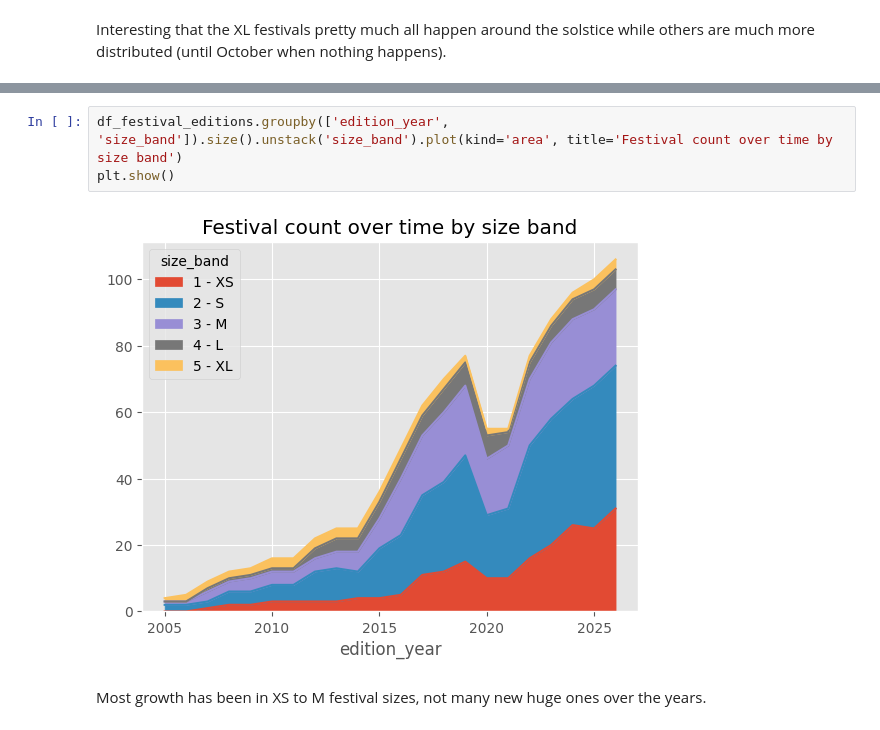
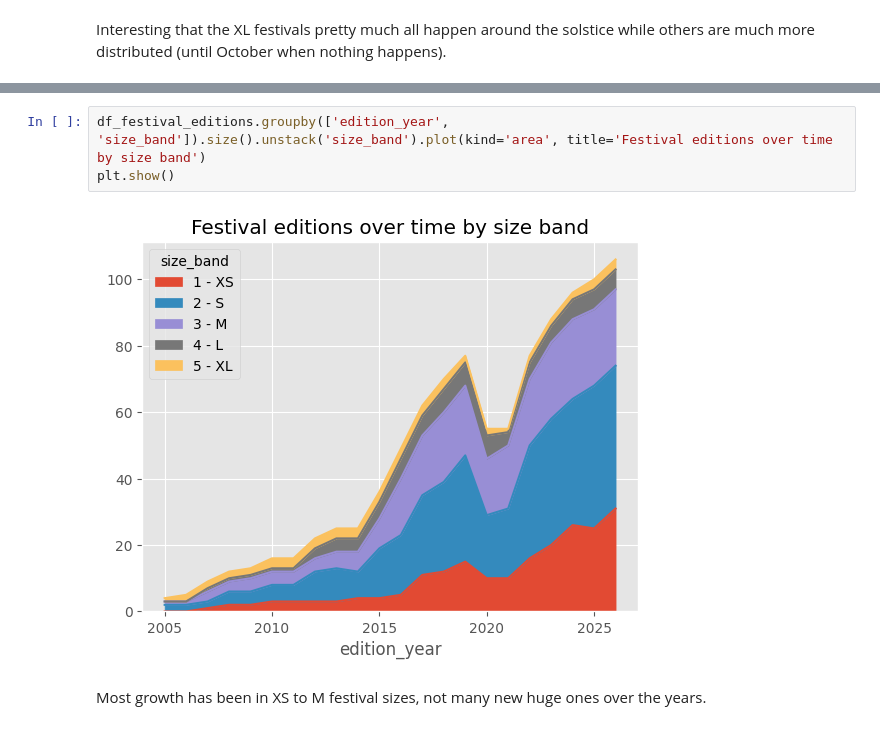
Before and after one commit to s-howe/festival-analysis, a Jupyter notebook: analysis/eda.ipynb, the cells around one changed output, grey strips where cells are left out. Drawn from its saved outputs; the diff is of its cells as text.

```diff
--- a/analysis/eda.ipynb
+++ b/analysis/eda.ipynb
@@ -187,8 +191,8 @@ Belgium coming in as a strong late entry.
 # %%
-df_festival_editions.groupby(['edition_year', 'size_band']).size().unstack('size_band').plot(kind='area', title='Festival count over time by size band')
+df_festival_editions.groupby(['edition_year', 'size_band']).size().unstack('size_band').plot(kind='area', title='Festival editions over time by size band')
 plt.show()
 # %% [output]
-[figure, old version]
+[figure, new version]
 # %% [markdown]
 Most growth has been in XS to M festival sizes, not many new huge ones over the years.
 # %% [markdown]
```
Also changed, not shown: parts of 9 cells of this notebook.
